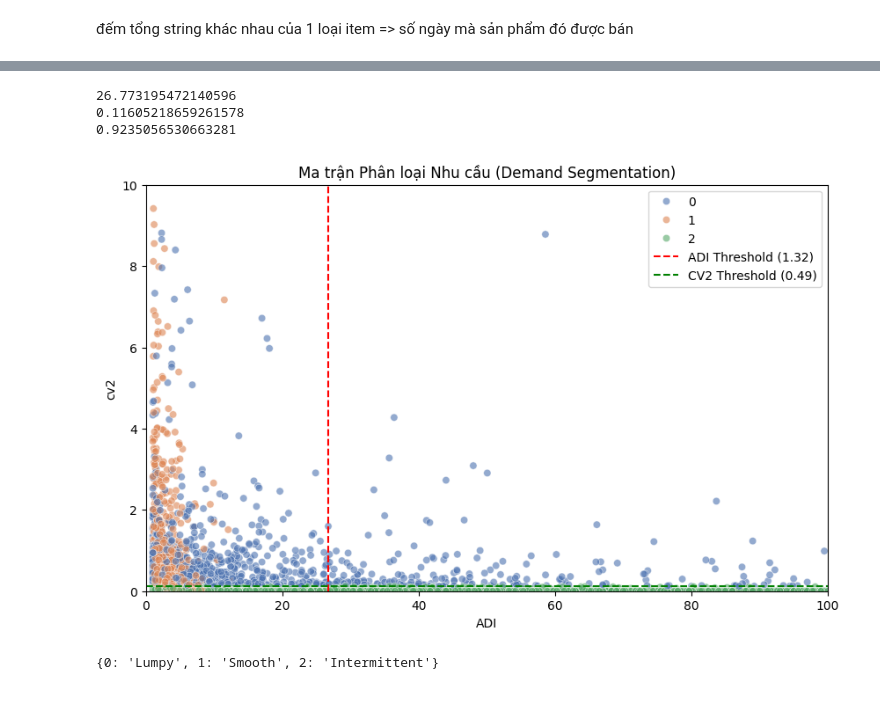
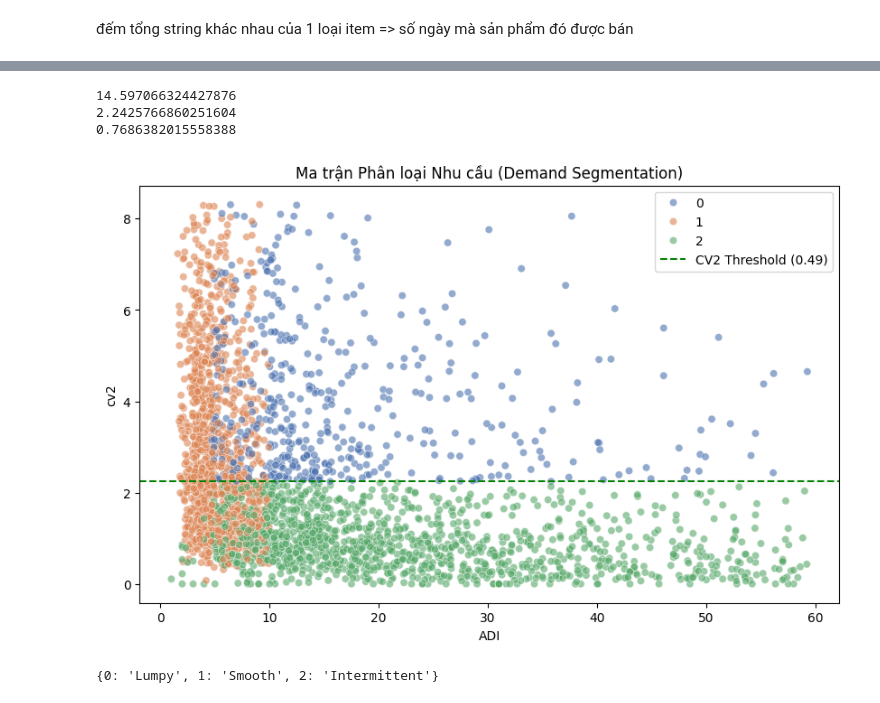
Before and after one commit to thanhnam412/data_science_project, a Jupyter notebook: data_science_ecommerce/src/notebooks/exploratory/analysis.ipynb, the cells around one changed output, grey strips where cells are left out. Drawn from its saved outputs; the diff is of its cells as text; code cells hidden in the pictures.

```diff
--- a/data_science_ecommerce/src/notebooks/exploratory/analysis.ipynb
+++ b/data_science_ecommerce/src/notebooks/exploratory/analysis.ipynb
@@ -99,12 +74,11 @@ print(total_days_of_selling)
 # %%
-non_zero_demand_days = df['date'].groupby(sold['item_id']).nunique()
+demand_days = df['date'].groupby(sold['item_id']).nunique()
 
-zero_demand_days = total_days_of_selling - non_zero_demand_days
+zero_demand_days = total_days_of_selling - demand_days
 
 zero_ratio = zero_demand_days / total_days_of_selling
 
-print(non_zero_demand_days)
 print(zero_demand_days)
-print(zero_ratio)
+print(zero_ratio.describe().round(2))
 # %% [output]
 item_id
@@ -243,0 +214,15 @@ plt.show()
+# %%
+def remove_outliers_iqr(df, columns):
+    df_clean = df.copy()
+    for col in columns:
+        Q1 = df_clean[col].quantile(0.25)
+        Q3 = df_clean[col].quantile(0.75)
+        IQR = Q3 - Q1
+        lower = Q1 - 1.5 * IQR
+        upper = Q3 + 1.5 * IQR
+        df_clean = df_clean[(df_clean[col] >= lower) & (df_clean[col] <= upper)]
+    return df_clean
+
+
+numeric_cols = ["cv2", "ADI", "zero_ratio"]
+clean_df = remove_outliers_iqr(items_df, numeric_cols)
@@ -244,7 +264,7 @@ plt.show()
 # %%
 from src.notebooks.const import name_mapping
 
-df_visual = filter_items[["ADI", "cv2", "zero_ratio"]].dropna().copy()
+df_visual = clean_df[["ADI", "cv2", "zero_ratio"]].dropna().copy()
 
 
 def label_demand(row, coe_adi=1.32, coe_cv2=0.49, coe_zero_ratio=0.6):
@@ -270,9 +290,3 @@ df_visual["demand_type"] = df_visual.apply(
     ),
     axis=1,
 )
-
-print(df_visual["demand_type"].value_counts())
-
-print(df_visual[df_visual["demand_type"] == 2].head())
-print(df_visual[df_visual["demand_type"] == 2].describe())
-print(df_visual[df_visual["demand_type"] == 2].sample())
@@ -421,37 +353,23 @@ df_filtered = df[df['item_id'] == 1407.0]
 # %%
 plt.figure(figsize=(10, 6))
 sns.scatterplot(
     data=df_visual, x="ADI", y="cv2", hue="demand_type", alpha=0.6, palette="deep"
 )
 
 print(df_visual["ADI"].mean())
 print(df_visual["cv2"].mean())
 print(df_visual["zero_ratio"].mean())
-plt.axvline(
-    x=df_visual["ADI"].mean(),
-    color="red",
-    linestyle="--",
-    label="ADI Threshold (1.32)",
-)
-# plt.axhline(
-#     y=df_visual["cv2"].mean(),
-#     color="green",
-#     linestyle="--",
-#     label="CV2 Threshold (0.49)",
-# )
 plt.axhline(
     y=df_visual["cv2"].mean(),
     color="green",
     linestyle="--",
     label="CV2 Threshold (0.49)",
 )
 plt.title("Ma trận Phân loại Nhu cầu (Demand Segmentation)")
-plt.xlim(0, 100)
-plt.ylim(0, 10)
 plt.legend()
 plt.show()
 # %% [output]
-26.773195472140596
-0.11605218659261578
-0.9235056530663281
+14.597066324427876
+2.2425766860251604
+0.7686382015558388
-[figure, old version]
+[figure, new version]
```
Also changed, not shown: parts of 29 cells of this notebook, 12 other files.
